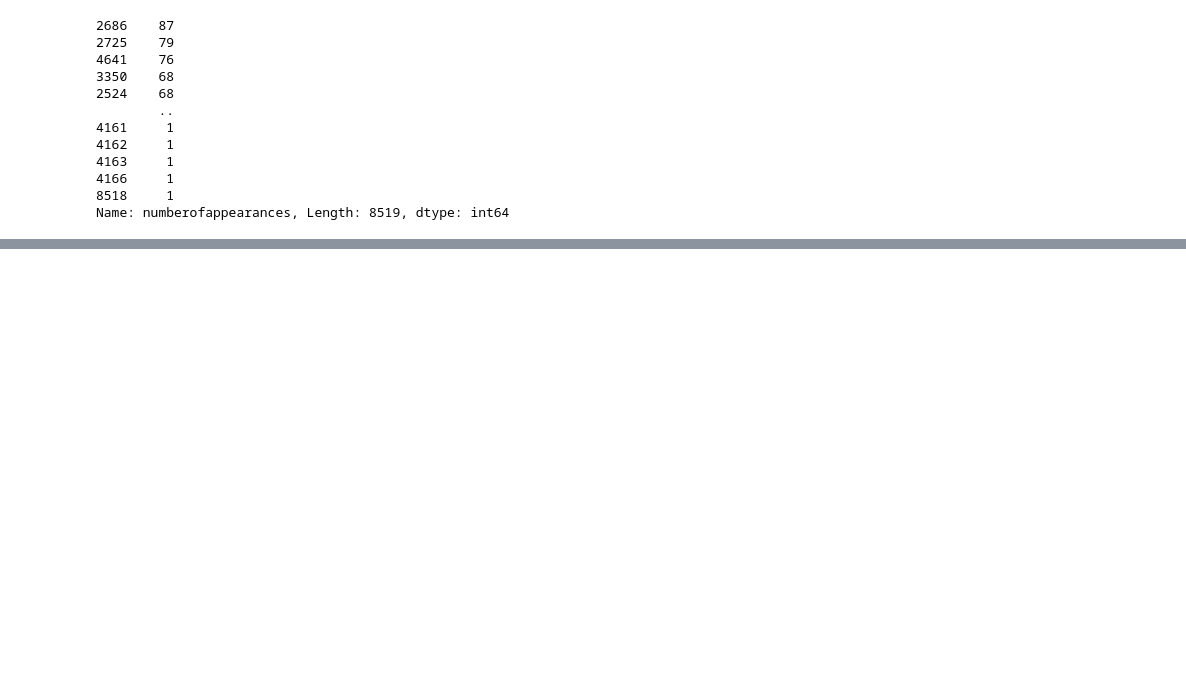
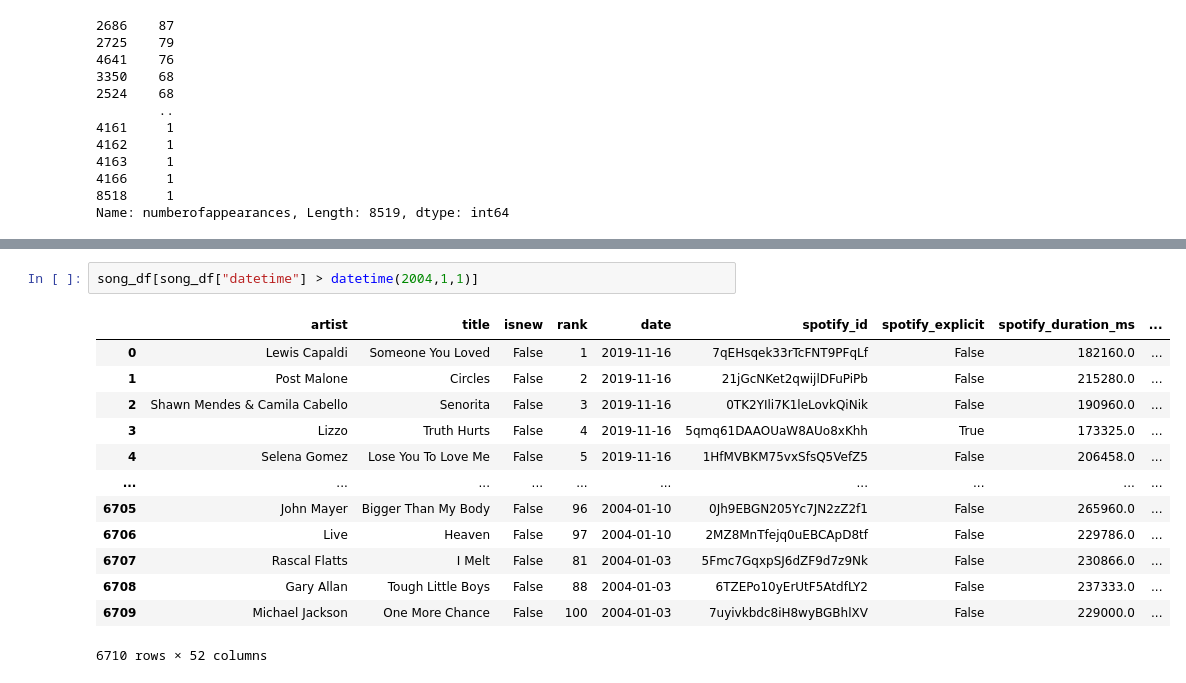
Before and after one commit to Weulass/Billboard-analytics, a Jupyter notebook: Visuallizations.ipynb, the cells around one changed output, grey strips where cells are left out. Saved outputs shown, nothing was run; the diff lists cells and outputs as text; blank space fills up the shorter version.

```diff
--- a/Visuallizations.ipynb
+++ b/Visuallizations.ipynb
@@ -230,0 +250,16 @@ Name: numberofappearances, Length: 8519, dtype: int64
+# %%
+song_df[song_df["datetime"] > datetime(2004,1,1)]
+# %% [output]
+|  | artist | title | isnew | rank | date | spotify_id | spotify_explicit | spotify_duration_ms | ... |
+| 0 | Lewis Capaldi | Someone You Loved | False | 1 | 2019-11-16 | 7qEHsqek33rTcFNT9PFqLf | False | 182160.0 | ... |
+| 1 | Post Malone | Circles | False | 2 | 2019-11-16 | 21jGcNKet2qwijlDFuPiPb | False | 215280.0 | ... |
+| 2 | Shawn Mendes & Camila Cabello | Senorita | False | 3 | 2019-11-16 | 0TK2YIli7K1leLovkQiNik | False | 190960.0 | ... |
+| 3 | Lizzo | Truth Hurts | False | 4 | 2019-11-16 | 5qmq61DAAOUaW8AUo8xKhh | True | 173325.0 | ... |
+| 4 | Selena Gomez | Lose You To Love Me | False | 5 | 2019-11-16 | 1HfMVBKM75vxSfsQ5VefZ5 | False | 206458.0 | ... |
+| ... | ... | ... | ... | ... | ... | ... | ... | ... | ... |
+| 6705 | John Mayer | Bigger Than My Body | False | 96 | 2004-01-10 | 0Jh9EBGN205Yc7JN2zZ2f1 | False | 265960.0 | ... |
+| 6706 | Live | Heaven | False | 97 | 2004-01-10 | 2MZ8MnTfejq0uEBCApD8tf | False | 229786.0 | ... |
+| 6707 | Rascal Flatts | I Melt | False | 81 | 2004-01-03 | 5Fmc7GqxpSJ6dZF9d7z9Nk | False | 230866.0 | ... |
+| 6708 | Gary Allan | Tough Little Boys | False | 88 | 2004-01-03 | 6TZEPo10yErUtF5AtdfLY2 | False | 237333.0 | ... |
+| 6709 | Michael Jackson | One More Chance | False | 100 | 2004-01-03 | 7uyivkbdc8iH8wyBGBhlXV | False | 229000.0 | ... |
+6710 rows × 52 columns
```
Also changed, not shown: parts of 2 cells of this notebook, 4 other files.
